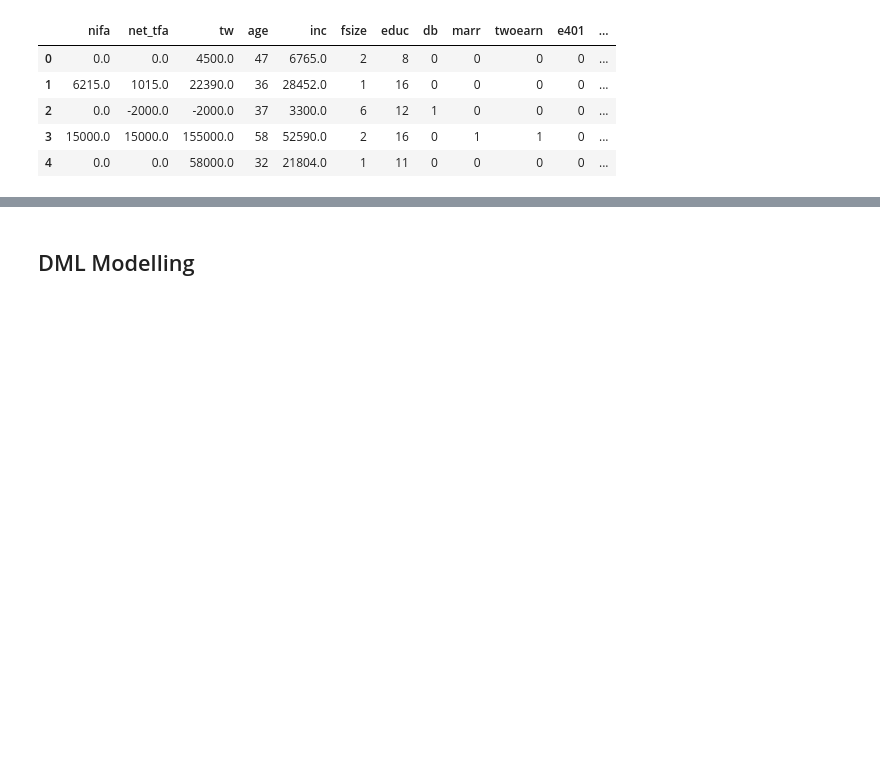
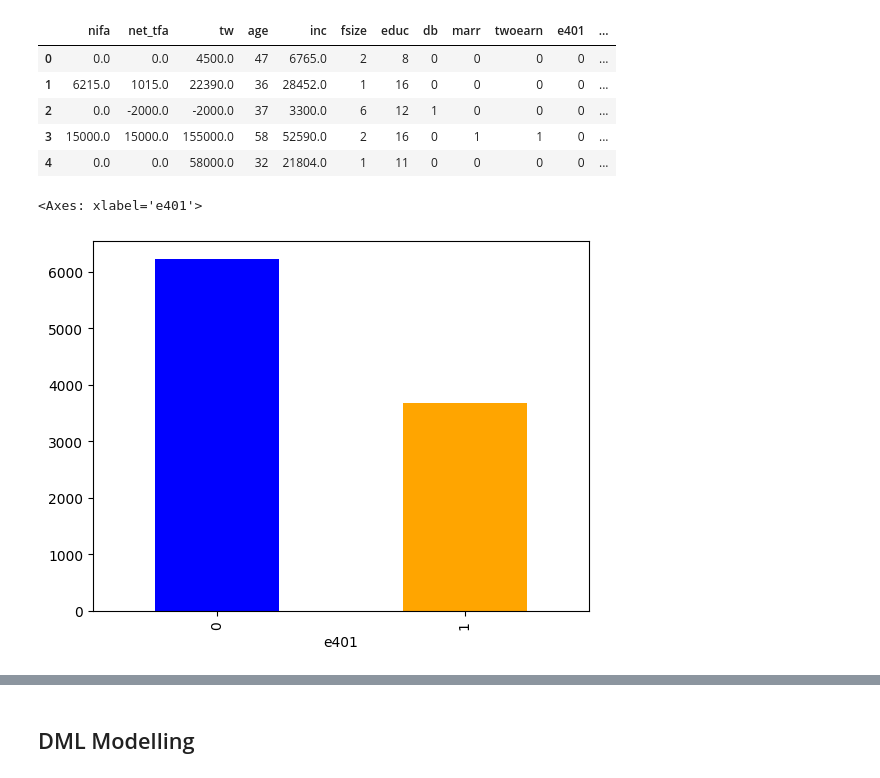
Before and after one commit to cainemerrick98/causal-inference, a Jupyter notebook: DML-401K/notebook.ipynb, the cells around one changed output, grey strips where cells are left out. Cells and saved outputs as stored; diff of their text form; code cells hidden in the pictures; blank space fills up the shorter version.

```diff
--- a/DML-401K/notebook.ipynb
+++ b/DML-401K/notebook.ipynb
@@ -286,4 +288,7 @@ df.head()
 | 3 | 15000.0 | 15000.0 | 155000.0 | 58 | 52590.0 | 2 | 16 | 0 | 1 | 1 | 0 | ... |
 | 4 | 0.0 | 0.0 | 58000.0 | 32 | 21804.0 | 1 | 11 | 0 | 0 | 0 | 0 | ... |
 # %%
-# EDA
+df['e401'].value_counts().plot(kind='bar', color=['blue', 'orange'])
+# %% [output]
+<Axes: xlabel='e401'>
+[figure, added]
```
Also changed, not shown: parts of 7 cells of this notebook.
